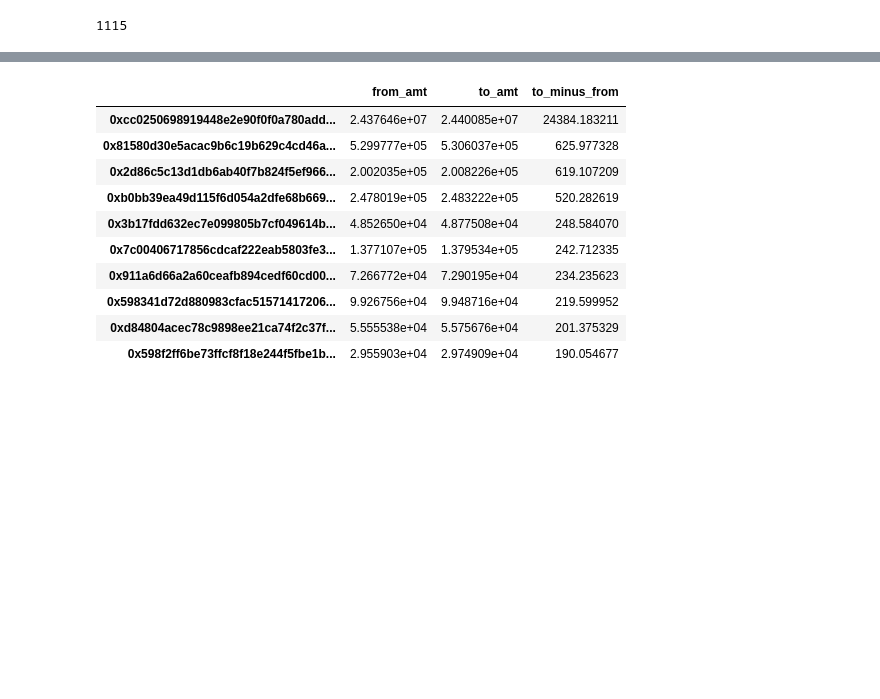
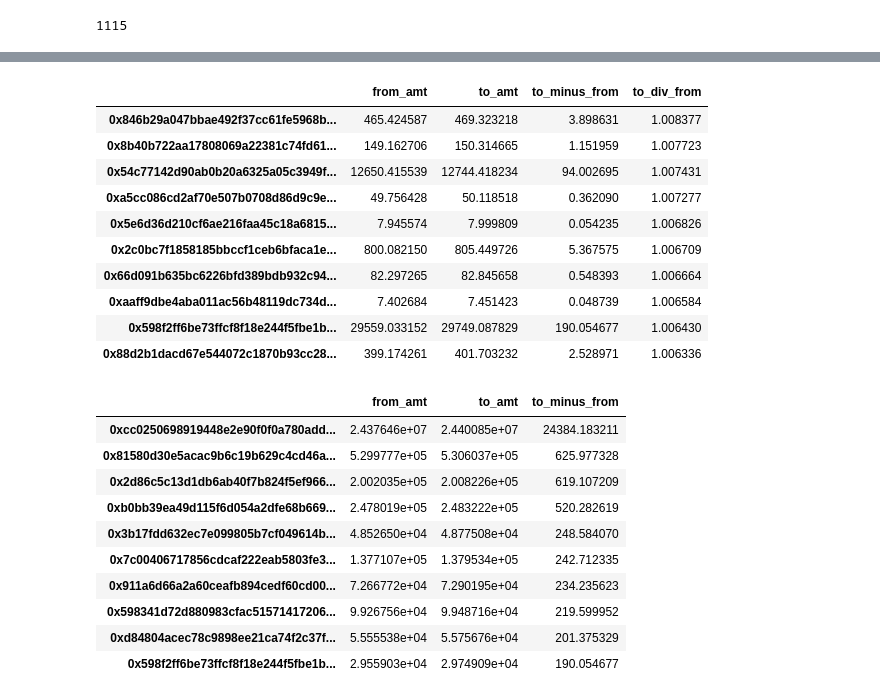
Before and after one commit to peacej/random, a Jupyter notebook: onchain_tx/20220427 - planet finance investigate bscscan.ipynb, the cells around one changed output, grey strips where cells are left out. Drawn from its saved outputs; the diff is of its cells as text; code cells hidden in the pictures; blank space fills up the shorter version.

```diff
--- a/onchain_tx/20220427 - planet finance investigate bscscan.ipynb
+++ b/onchain_tx/20220427 - planet finance investigate bscscan.ipynb
@@ -154,3 +156,17 @@ joined.sort_values('to_minus_from',ascending=True).head(10) #wallets which withd
+# %%
+joined.sort_values('to_div_from',ascending=False).head(10) #wallets which withdrew LESS than they deposited
+# %% [output]
+|  | from_amt | to_amt | to_minus_from | to_div_from |
+| 0x846b29a047bbae492f37cc61fe5968b... | 465.424587 | 469.323218 | 3.898631 | 1.008377 |
+| 0x8b40b722aa17808069a22381c74fd61... | 149.162706 | 150.314665 | 1.151959 | 1.007723 |
+| 0x54c77142d90ab0b20a6325a05c3949f... | 12650.415539 | 12744.418234 | 94.002695 | 1.007431 |
+| 0xa5cc086cd2af70e507b0708d86d9c9e... | 49.756428 | 50.118518 | 0.362090 | 1.007277 |
+| 0x5e6d36d210cf6ae216faa45c18a6815... | 7.945574 | 7.999809 | 0.054235 | 1.006826 |
+| 0x2c0bc7f1858185bbccf1ceb6bfaca1e... | 800.082150 | 805.449726 | 5.367575 | 1.006709 |
+| 0x66d091b635bc6226bfd389bdb932c94... | 82.297265 | 82.845658 | 0.548393 | 1.006664 |
+| 0xaaff9dbe4aba011ac56b48119dc734d... | 7.402684 | 7.451423 | 0.048739 | 1.006584 |
+| 0x598f2ff6be73ffcf8f18e244f5fbe1b... | 29559.033152 | 29749.087829 | 190.054677 | 1.006430 |
+| 0x88d2b1dacd67e544072c1870b93cc28... | 399.174261 | 401.703232 | 2.528971 | 1.006336 |
 # %%
 joined.sort_values('to_minus_from',ascending=False).head(10) #wallets which withdrew MORE than they deposited
 ## reminder: 0xcc0250698919448e2e90f0f0a780addc97a332f5 is special because that's the vault contract address.
```
Also changed, not shown: parts of 4 cells of this notebook.
